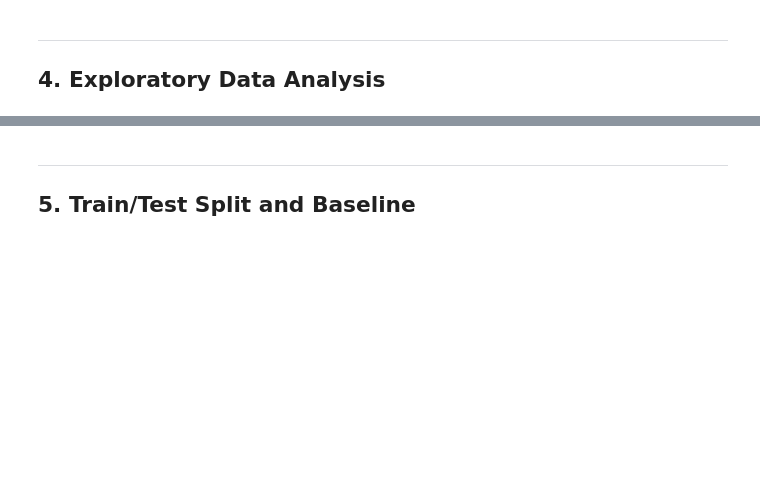
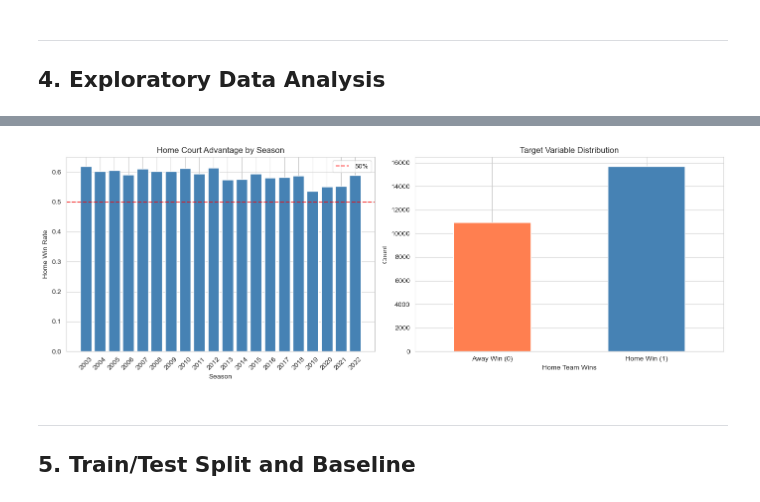
Before and after one commit to blaisescileppi/ML-Business-Analytics-Project, a Jupyter notebook: Project/nba_project.ipynb, the cells around one changed output, grey strips where cells are left out. Saved outputs shown, nothing was run; the diff lists cells and outputs as text; code cells hidden in the pictures; blank space fills up the shorter version.

Commit message:
Update target distribution plot image

```diff
--- a/Project/nba_project.ipynb
+++ b/Project/nba_project.ipynb
@@ -238,24 +389,26 @@ model_df[feature_cols].describe().T
 # %%
 fig, axes = plt.subplots(1, 2, figsize=(14, 5))
 
 season_wr = model_df.groupby('SEASON')[target].mean()
 axes[0].bar(season_wr.index.astype(str), season_wr.values, color='steelblue')
 axes[0].axhline(y=0.5, color='red', linestyle='--', alpha=0.7, label='50%')
 axes[0].set_xlabel('Season')
 axes[0].set_ylabel('Home Win Rate')
 axes[0].set_title('Home Court Advantage by Season')
 axes[0].tick_params(axis='x', rotation=45)
 axes[0].legend()
 
-model_df[target].value_counts().plot.bar(ax=axes[1], color=['coral', 'steelblue'])
+model_df[target].value_counts().sort_index().plot.bar(ax=axes[1], color=['coral', 'steelblue'])
 axes[1].set_xlabel('Home Team Wins')
 axes[1].set_ylabel('Count')
 axes[1].set_title('Target Variable Distribution')
 axes[1].set_xticklabels(['Away Win (0)', 'Home Win (1)'], rotation=0)
 
 plt.tight_layout()
 plt.savefig('plots/01_target_distribution.png', bbox_inches='tight')
 plt.show()
+# %% [output]
+[figure, added]
 # %%
 fig, axes = plt.subplots(2, 2, figsize=(14, 10))
 
```
Also changed, not shown: parts of 14 cells of this notebook.
